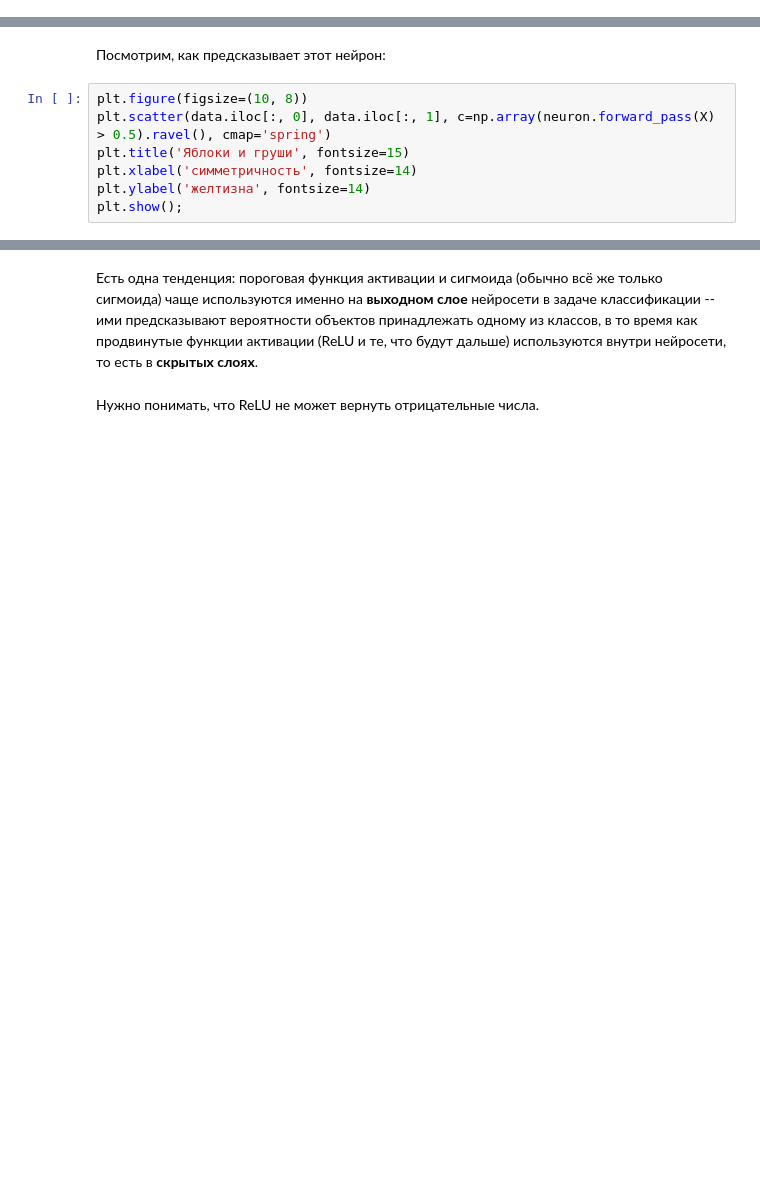
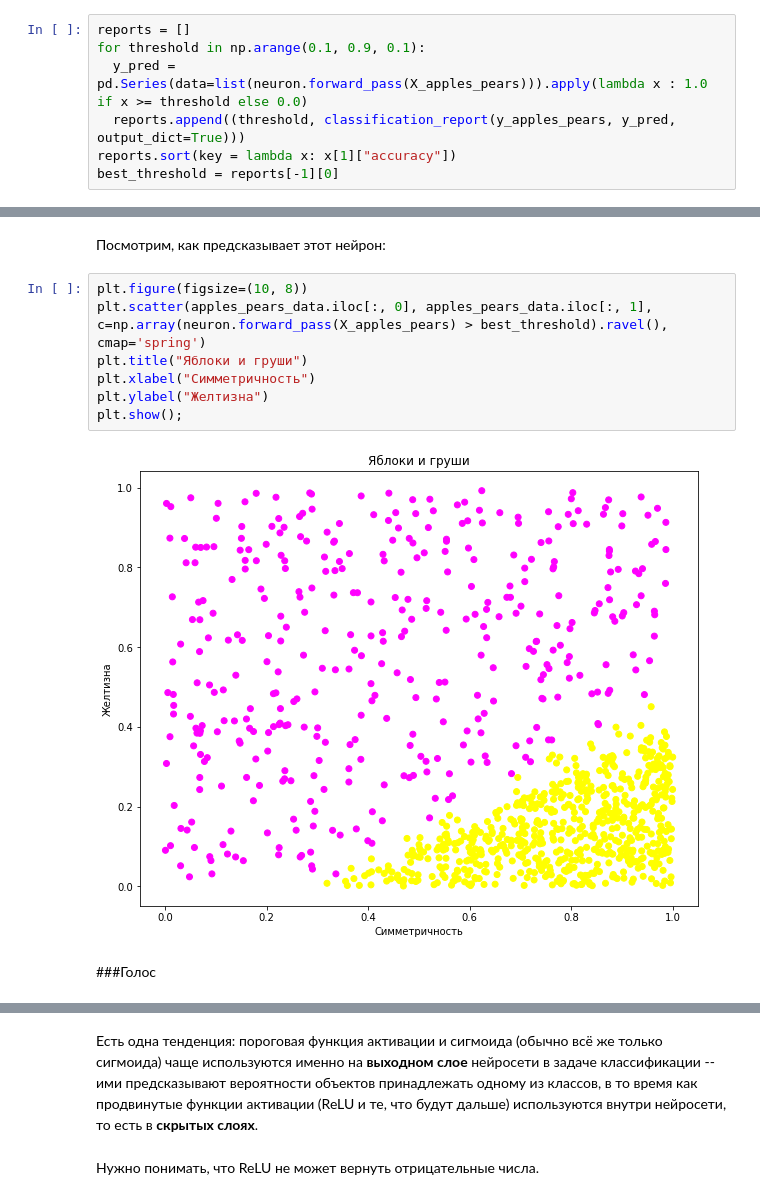
Before and after one commit to I-SER-I/I-SER-I-ITMO-ML-5-sem, a Jupyter notebook: Lab6(2).ipynb, the cells around one changed output, grey strips where cells are left out. Cells and saved outputs as stored; diff of their text form; blank space fills up the shorter version.

```diff
--- a/Lab6(2).ipynb
+++ b/Lab6(2).ipynb
@@ -199,0 +258,7 @@ plt.show()
+# %%
+reports = []
+for threshold in np.arange(0.1, 0.9, 0.1):
+  y_pred = pd.Series(data=list(neuron.forward_pass(X_apples_pears))).apply(lambda x : 1.0 if x >= threshold else 0.0)
+  reports.append((threshold, classification_report(y_apples_pears, y_pred, output_dict=True)))
+reports.sort(key = lambda x: x[1]["accuracy"])
+best_threshold = reports[-1][0]
@@ -201,8 +277,12 @@ plt.show()
 Посмотрим, как предсказывает этот нейрон:
 # %%
 plt.figure(figsize=(10, 8))
-plt.scatter(data.iloc[:, 0], data.iloc[:, 1], c=np.array(neuron.forward_pass(X) > 0.5).ravel(), cmap='spring')
-plt.title('Яблоки и груши', fontsize=15)
-plt.xlabel('симметричность', fontsize=14)
-plt.ylabel('желтизна', fontsize=14)
+plt.scatter(apples_pears_data.iloc[:, 0], apples_pears_data.iloc[:, 1], c=np.array(neuron.forward_pass(X_apples_pears) > best_threshold).ravel(), cmap='spring')
+plt.title("Яблоки и груши")
+plt.xlabel("Cимметричность")
+plt.ylabel("Желтизна")
 plt.show();
+# %% [output]
+[figure, added]
+# %% [markdown]
+###Голос
```
Also changed, not shown: parts of 39 cells of this notebook.
